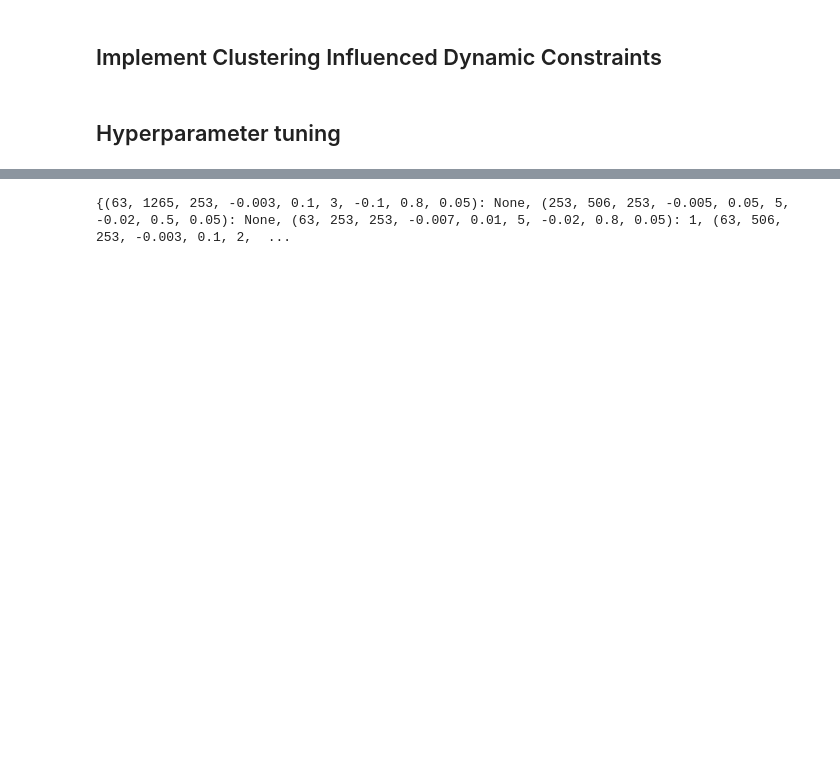
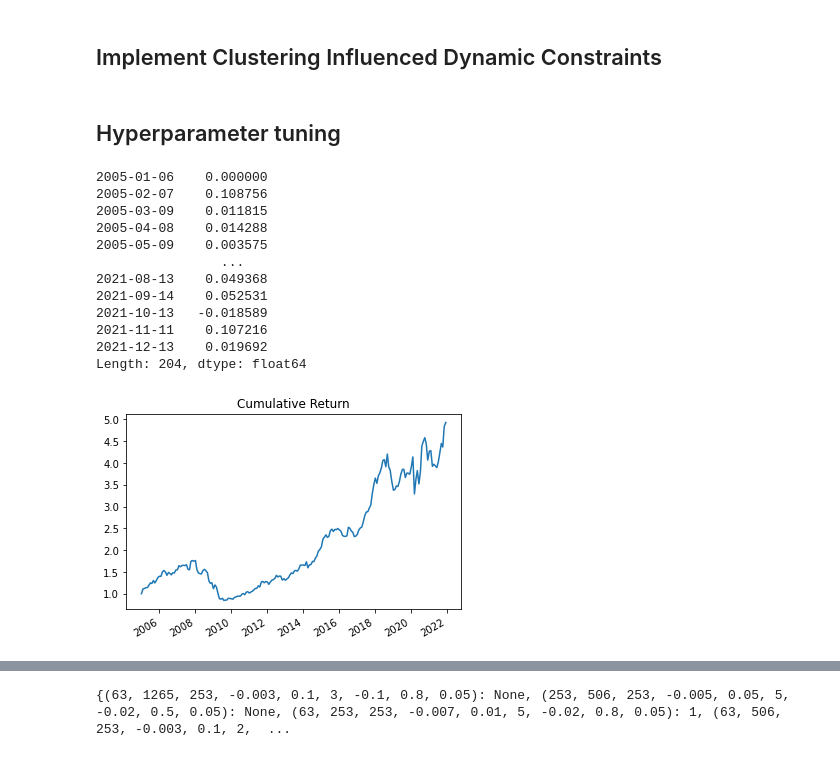
Before and after one commit to thEKurz/Opt_Modeling, a Jupyter notebook: random_grid_new.ipynb, the cells around one changed output, grey strips where cells are left out. Saved outputs shown, nothing was run; the diff lists cells and outputs as text; code cells hidden in the pictures; blank space fills up the shorter version.

```diff
--- a/random_grid_new.ipynb
+++ b/random_grid_new.ipynb
@@ -302,8 +302,8 @@ def Markowits_Bayes_Cluster_Rebalance(securities_vector, rebalance_period=21,pri
             for i in range(num):
                 stocksNcluster = clusters.loc[clusters['cluster']==i].index
                 for stock in stocksNcluster:
-                    mu.loc[stock] = calculate_posterior_mean(prior_vector[stock].pct_change().dropna().to_numpy(),
-                                                             update_vector[stocksNcluster].pct_change().dropna().to_numpy())
+                    mu.loc[stock] = calculate_posterior_mean(prior_vector[stocksNcluster].pct_change().dropna().to_numpy(),
+                                                             update_vector[stock].pct_change().dropna().to_numpy())
 
         S = CovarianceShrinkage(prior_vector).ledoit_wolf()
         ef = EfficientFrontier(mu, S,weight_bounds=weight_bounds)
@@ -323,8 +323,23 @@ def Markowits_Bayes_Cluster_Rebalance(securities_vector, rebalance_period=21,pri
 # %% [markdown]
 ## Hyperparameter tuning
 # %%
-#cluster_constrained_markowitz_set_num, _ = Markowits_Bayes_Cluster_Rebalance(SP_Close,21,252*5,verbose=False,clust_num=40)
-#Portfolio_backtest(cluster_constrained_markowitz_set_num)
+cluster_constrained_markowitz_set_num, _ = Markowits_Bayes_Cluster_Rebalance(SP_Close,21,252*5,verbose=False,clust_num=40)
+# %%
+Portfolio_backtest(cluster_constrained_markowitz_set_num)
+# %% [output]
+2005-01-06    0.000000
+2005-02-07    0.108756
+2005-03-09    0.011815
+2005-04-08    0.014288
+2005-05-09    0.003575
+                ...
+2021-08-13    0.049368
+2021-09-14    0.052531
+2021-10-13   -0.018589
+2021-11-11    0.107216
+2021-12-13    0.019692
+Length: 204, dtype: float64
+[figure, added]
 # %%
 import itertools
 import random
```
Also changed, not shown: parts of 5 cells of this notebook.
